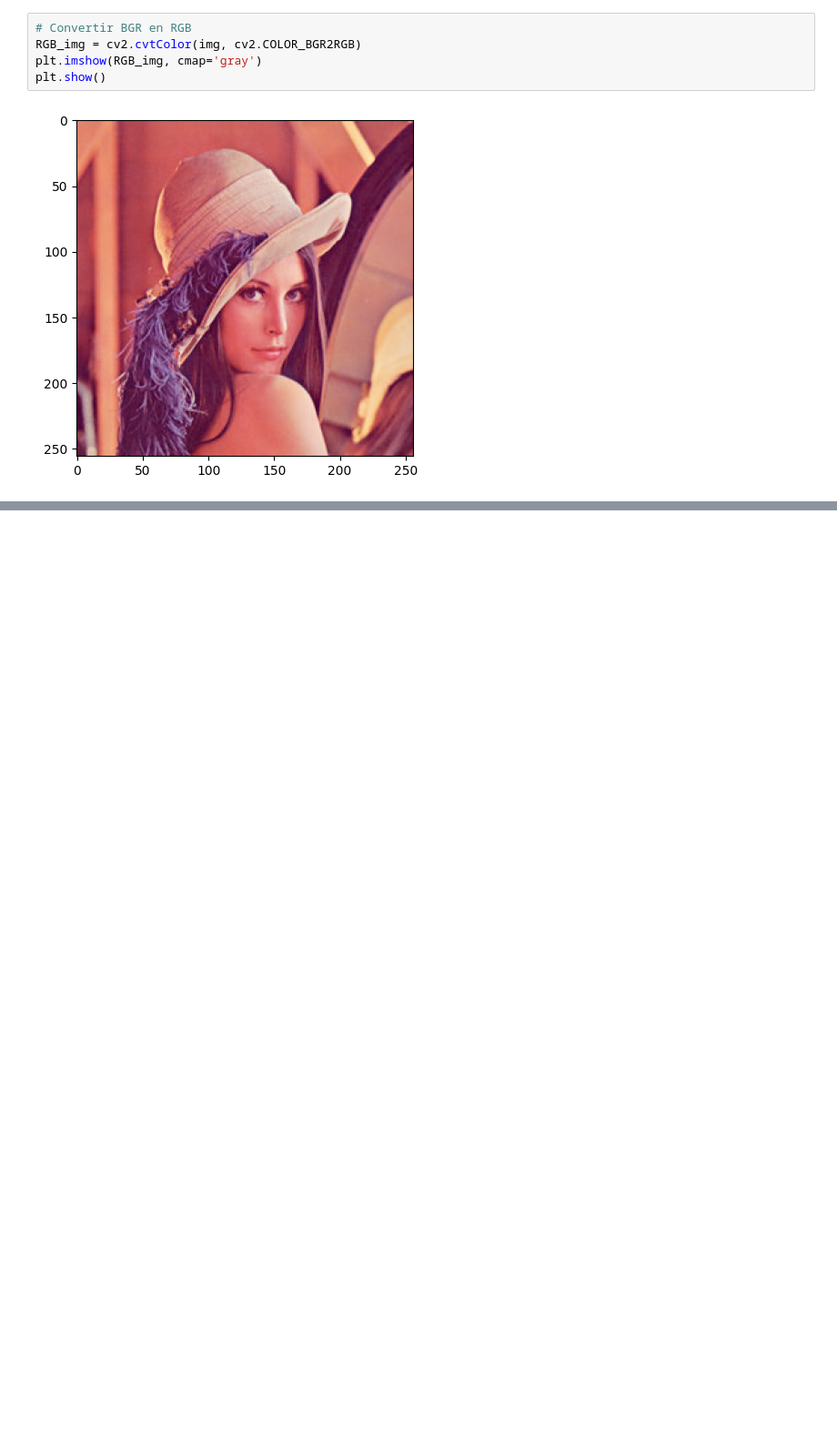
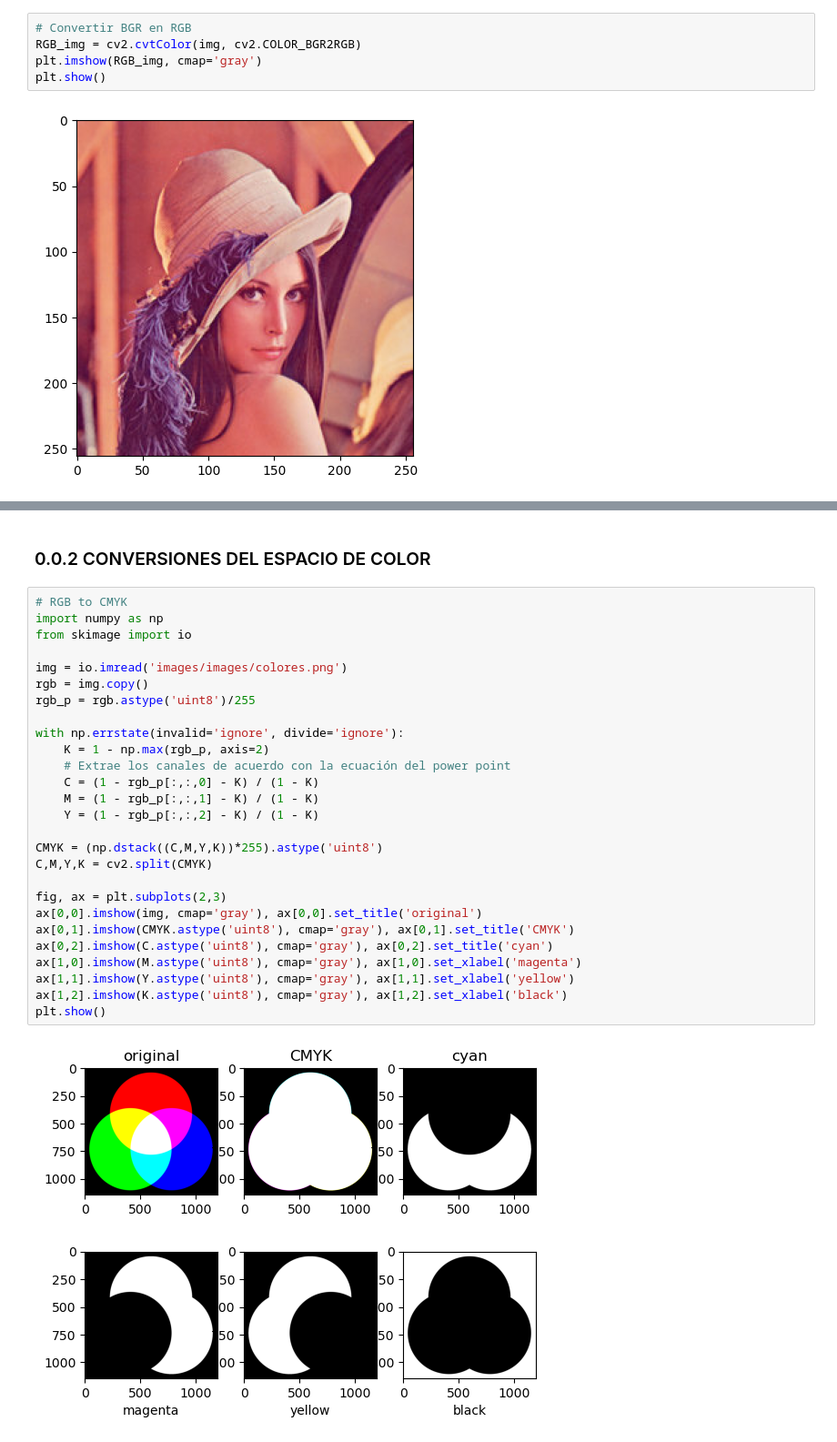
Before and after one commit to Santi2w/pythonintroduccion2, a Jupyter notebook: Transformaciones.ipynb, the cells around one changed output, grey strips where cells are left out. Shown at 91% size. Cells and saved outputs as stored; diff of their text form; blank space fills up the shorter version.

```diff
--- a/Transformaciones.ipynb
+++ b/Transformaciones.ipynb
@@ -48,0 +90,31 @@ plt.show()
+# %% [markdown]
+### 0.0.2 CONVERSIONES DEL ESPACIO DE COLOR
+# %%
+# RGB to CMYK
+import numpy as np
+from skimage import io
+
+img = io.imread('images/images/colores.png')
+rgb = img.copy()
+rgb_p = rgb.astype('uint8')/255
+
+with np.errstate(invalid='ignore', divide='ignore'):
+    K = 1 - np.max(rgb_p, axis=2)
+    # Extrae los canales de acuerdo con la ecuación del power point
+    C = (1 - rgb_p[:,:,0] - K) / (1 - K)
+    M = (1 - rgb_p[:,:,1] - K) / (1 - K)
+    Y = (1 - rgb_p[:,:,2] - K) / (1 - K)
+
+CMYK = (np.dstack((C,M,Y,K))*255).astype('uint8')
+C,M,Y,K = cv2.split(CMYK)
+
+fig, ax = plt.subplots(2,3)
+ax[0,0].imshow(img, cmap='gray'), ax[0,0].set_title('original')
+ax[0,1].imshow(CMYK.astype('uint8'), cmap='gray'), ax[0,1].set_title('CMYK')
+ax[0,2].imshow(C.astype('uint8'), cmap='gray'), ax[0,2].set_title('cyan')
+ax[1,0].imshow(M.astype('uint8'), cmap='gray'), ax[1,0].set_xlabel('magenta')
+ax[1,1].imshow(Y.astype('uint8'), cmap='gray'), ax[1,1].set_xlabel('yellow')
+ax[1,2].imshow(K.astype('uint8'), cmap='gray'), ax[1,2].set_xlabel('black')
+plt.show()
+# %% [output]
+[figure, added]
```
Also changed, not shown: parts of 11 cells of this notebook.
